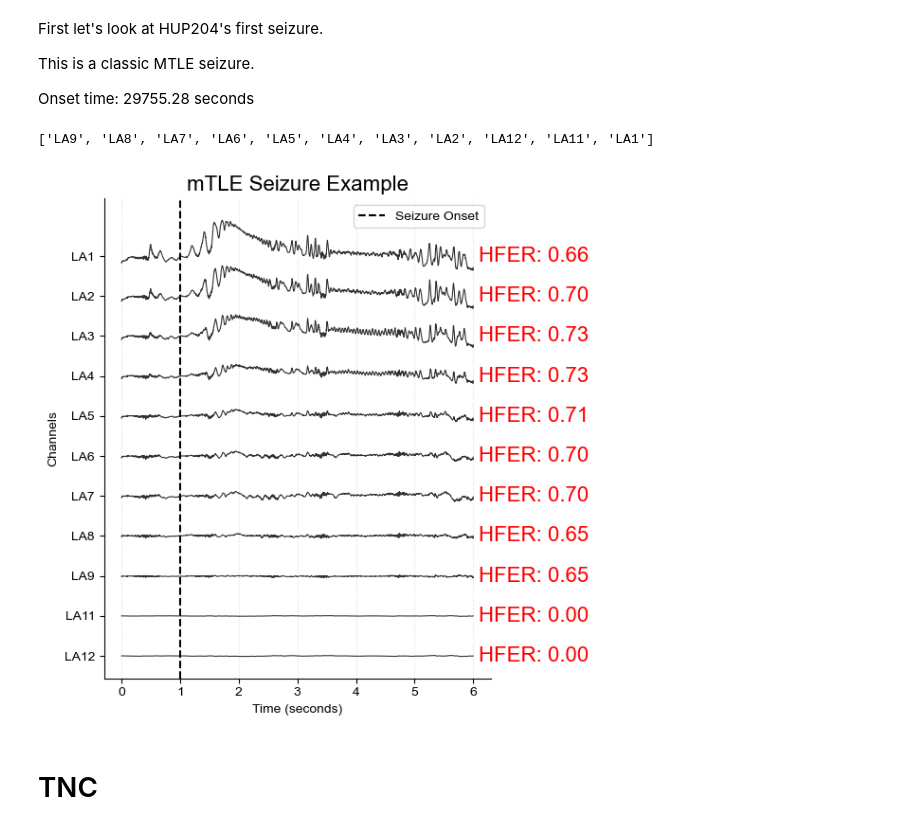
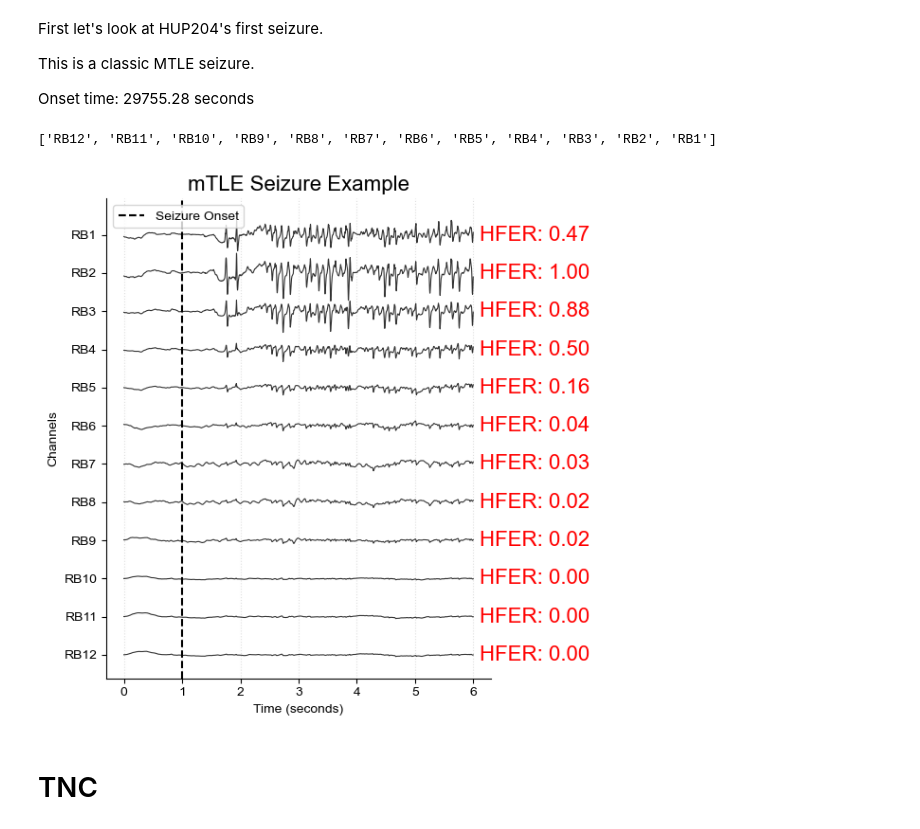
Before and after one commit to carlosaaguila/Interictal_Spike_Analysis, a Jupyter notebook: HUMAN/working_feat_extract_code/6-seizure_analysis/code/plot_sz_HFER.ipynb, the cells around one changed output. Cells and saved outputs as stored; diff of their text form; code cells hidden in the pictures.

Commit message:
plot nice sz

```diff
--- a/HUMAN/working_feat_extract_code/6-seizure_analysis/code/plot_sz_HFER.ipynb
+++ b/HUMAN/working_feat_extract_code/6-seizure_analysis/code/plot_sz_HFER.ipynb
@@ -46,12 +46,12 @@ end_time = 6 #this is in seconds, we will want to make it 200, if we are working
 begin = 1 #how far back we want to go in seconds.
 
 
-start_time = 29755.28 - begin #in seconds (remove 40 seconds so that we have the target window)
+start_time = 45022.2 - begin #in seconds (remove 40 seconds so that we have the target window)
 start_usec = start_time * 1e6
 stop_time = start_time + end_time #add 60 seconds (so that we are replicating the target window)
 stop_usec = stop_time * 1e6
 
-dataset_name = 'HUP204_phaseII' #dataset name that we want to look at
+dataset_name = 'HUP141_phaseII' #dataset name that we want to look at
 # %%
 pw_path = '/mnt/leif/littlab/users/aguilac/tools/agu_ieeglogin.bin'
 with open(pw_path, 'r') as f:
@@ -92,7 +92,7 @@ if fs > 500:
     # Resample each channel using polynomial interpolation
     downsampled_data = signal.resample_poly(data, up, down, axis=0)
     # Convert the downsampled numpy array back to a DataFrame
-    df_downsampled = pd.DataFrame(downsampled_data, columns=[decompose_labels(x, 'HUP204') for x in df.columns])
+    df_downsampled = pd.DataFrame(downsampled_data, columns=[decompose_labels(x, 'HUP141') for x in df.columns])
     # New sampling frequency
     fs = target_fs
     data = df_downsampled
@@ -102,7 +102,7 @@ if fs > 500:
 # %%
 #find the specific row in hup_ei for this seizure.
 
-hupID = 'HUP204'
+hupID = 'HUP141'
 sz_time = start_time + begin
 sz_204 = hup_ei[(hup_ei['hupID'] == hupID) & (hup_ei['ictal_start_time'] == sz_time)]
 
@@ -137,9 +137,9 @@ def scale_list(lst):
     scaler = MinMaxScaler()
     return scaler.fit_transform(np.array(lst).reshape(-1, 1)).flatten().tolist()
 
-# df_filtered['EI'] = df_filtered['EI'].apply(scale_list)
+df_filtered['EI'] = df_filtered['EI'].apply(scale_list)
 
-def enhanced_normalize(lst, power=3):
+def enhanced_normalize(lst, power=5):
     arr = np.array(lst)
     mean = np.mean(arr)
     std = np.std(arr)
@@ -163,7 +163,7 @@ def enhanced_normalize(lst, power=3):
 
     return enhanced_normalized.tolist()
 
-df_filtered['EI'] = df_filtered['EI'].apply(enhanced_normalize)
+# df_filtered['EI'] = df_filtered['EI'].apply(enhanced_normalize)
 ##############
 
 # Explode the EI and name columns to unnest the lists
@@ -212,8 +208,18 @@ la_data = filtered_data[sorted_la_columns]
 # %%
-la_columns = [col for col in filtered_data.columns if col.startswith('LA')]
-print(sorted(la_columns, reverse = True))
+#sort by:
+
+chs = 'RB'
+
+def custom_sort_key(s):
+    return int(s[2:])
+
+la_columns = [col for col in filtered_data.columns if col.startswith(chs)]
+sorted_list = sorted(la_columns, key=custom_sort_key, reverse=True)
+print(sorted_list)
+
+sorted_data = filtered_data[sorted_list]
 # %% [output]
-['LA9', 'LA8', 'LA7', 'LA6', 'LA5', 'LA4', 'LA3', 'LA2', 'LA12', 'LA11', 'LA1']
+['RB12', 'RB11', 'RB10', 'RB9', 'RB8', 'RB7', 'RB6', 'RB5', 'RB4', 'RB3', 'RB2', 'RB1']
 # %%
 def plot_eeg_channels_with_hfer(data, all_spikes, sampling_rate=500, stop_time=None, title='Seizure Example',
                                 sorted_channels=['LA12','LA11','LA9','LA8','LA7','LA6','LA5','LA4','LA3','LA2','LA1'], type='HFER-11s'):
@@ -247,36 +253,36 @@ def plot_eeg_channels_with_hfer(data, all_spikes, sampling_rate=500, stop_time=N
             hfer_text = f"HFER: {hfer_value[0]:.2f}"
             plt.text(len(data)/sampling_rate +0.1, i*offset, hfer_text,
                      verticalalignment='center', horizontalalignment='left', fontsize=16,
                      color = 'r')
 
     # Add vertical line for seizure onset
     sz_onset = 1
     plt.axvline(x=sz_onset, color='k', linestyle='--', label='Seizure Onset')
 
     # Set y-ticks and labels to channel names
     plt.yticks(np.arange(len(sorted_channels)) * offset, sorted_channels)
 
     plt.xlabel('Time (seconds)')
     plt.ylabel('Channels')
 
     # Remove top and right spines
     plt.gca().spines['top'].set_visible(False)
     plt.gca().spines['right'].set_visible(False)
 
     # Add minor gridlines for better time reference
     plt.grid(True, which='both', axis='x', linestyle=':', alpha=0.4)
 
     plt.legend()
     plt.tight_layout()
 
     plt.savefig(f'../figures/{type}-mtle_sz.pdf', dpi=500)
     plt.show()
 
 # Example usage:
-plot_eeg_channels_with_hfer(la_data, all_spikes, stop_time=None, title='mTLE Seizure Example',
-                            sorted_channels=sorted_la_columns, type='HFER-11s')
+plot_eeg_channels_with_hfer(sorted_data, all_spikes, stop_time=None, title='mTLE Seizure Example',
+                            sorted_channels=sorted_list, type='HFER-11s')
 # %% [output]
-[figure, old version]
+[figure, new version]
 # %% [markdown]
 # TNC
 # %%
```
Also changed, not shown: parts of 1 cell of this notebook.
